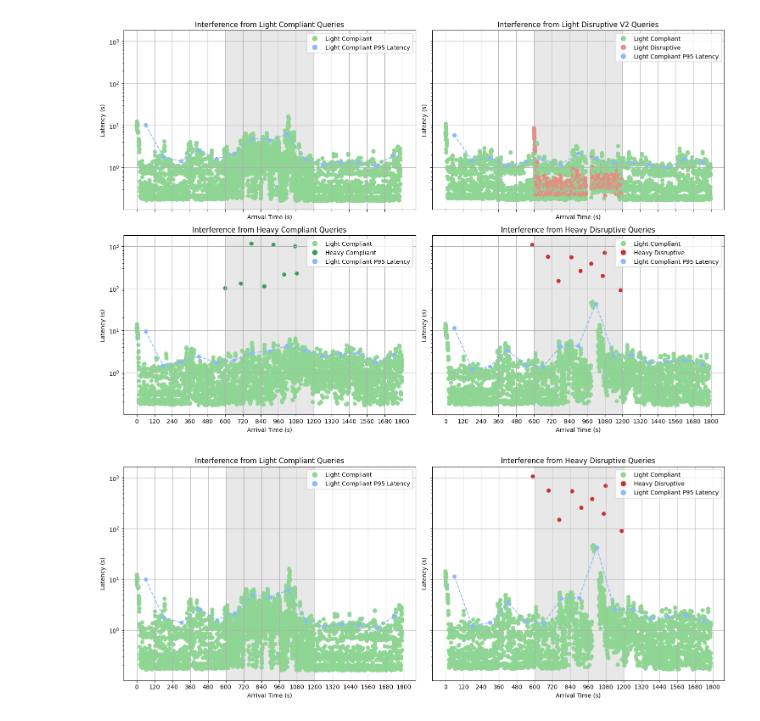
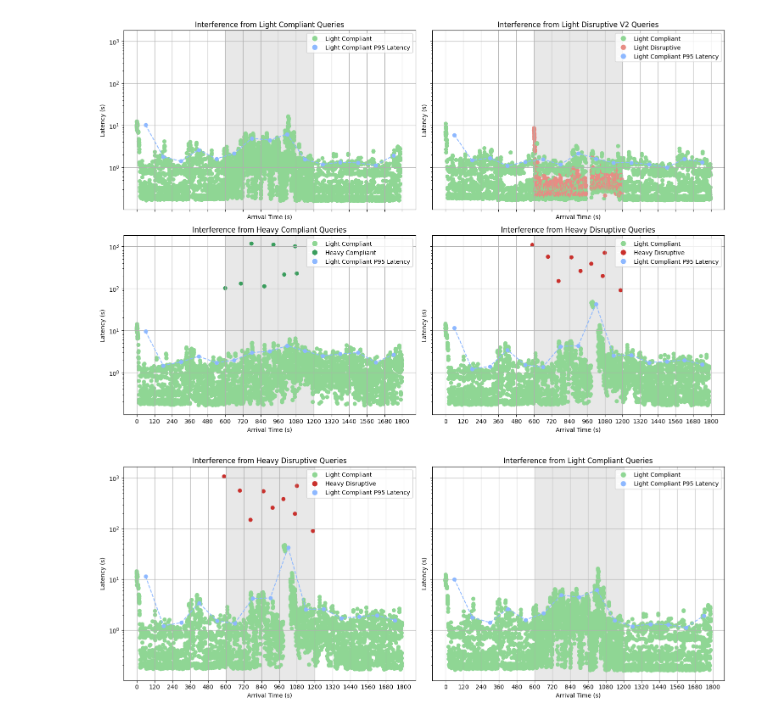
Before and after one commit to mmarkakis/autoslo, a Jupyter notebook: experiments/11_tables_per_query/disruption_plots.ipynb, the cells around one changed output. Cells and saved outputs as stored; diff of their text form; code cells hidden in the pictures.

```diff
--- a/experiments/11_tables_per_query/disruption_plots.ipynb
+++ b/experiments/11_tables_per_query/disruption_plots.ipynb
@@ -119,11 +119,11 @@ plt.show()
 # %%
 # Plot a 2x2 grid of the four workloads
 fig, axs = plt.subplots(1, 2, figsize=(15, 6), sharex=True, sharey=True)
-workload_names = ['light_compliant',  'heavy_disruptive']
+workload_names = ['heavy_disruptive', 'light_compliant']
 for ax, workload_name in zip(axs.flatten(), workload_names):
     plot_one(ax, workload_name)
 plt.tight_layout()
 plt.savefig(os.path.join(pu.AUTOSLO_ROOT, 'experiments', '11_tables_per_query', 'disruption_benchmarking_small.svg'), bbox_inches='tight')
 plt.show()
 # %% [output]
-[figure, old version]
+[figure, new version]
```
Also changed, not shown: 1 other file.
